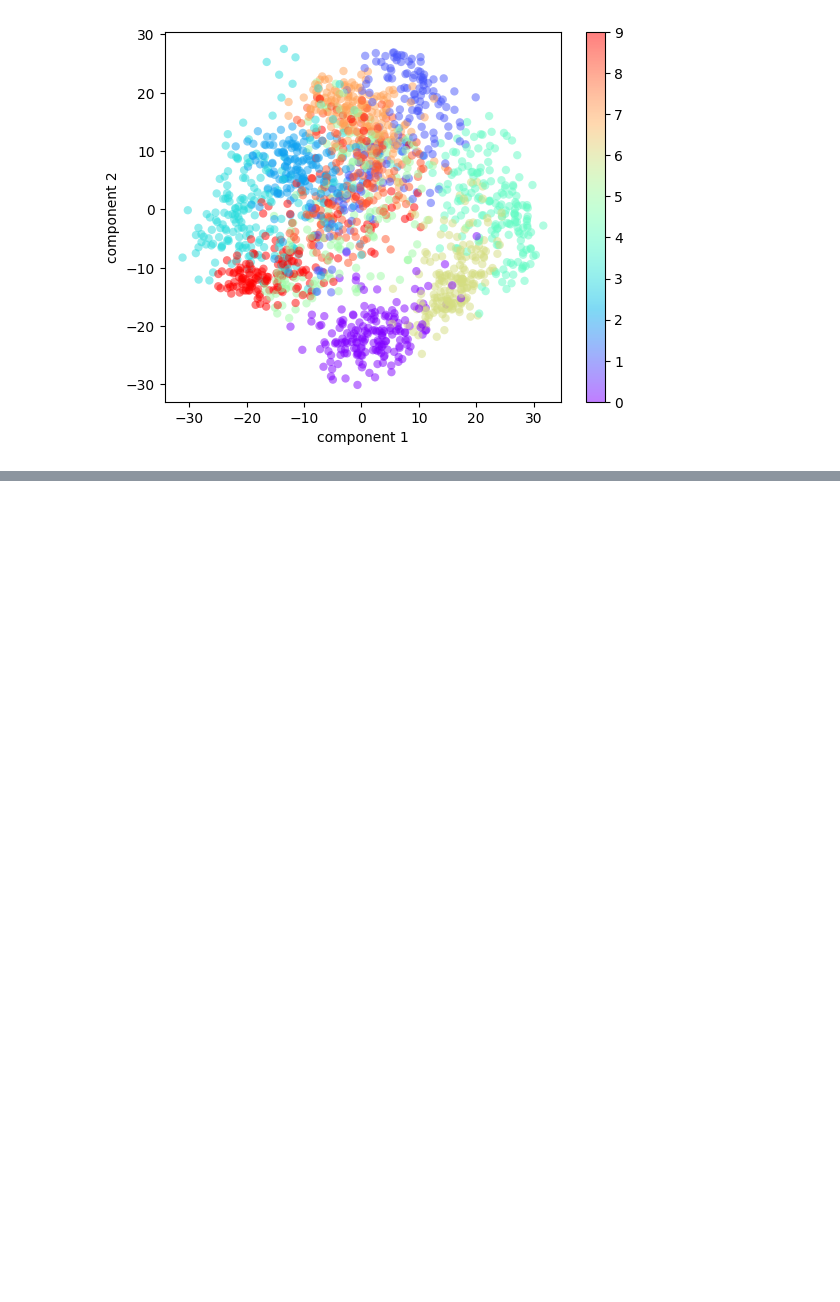
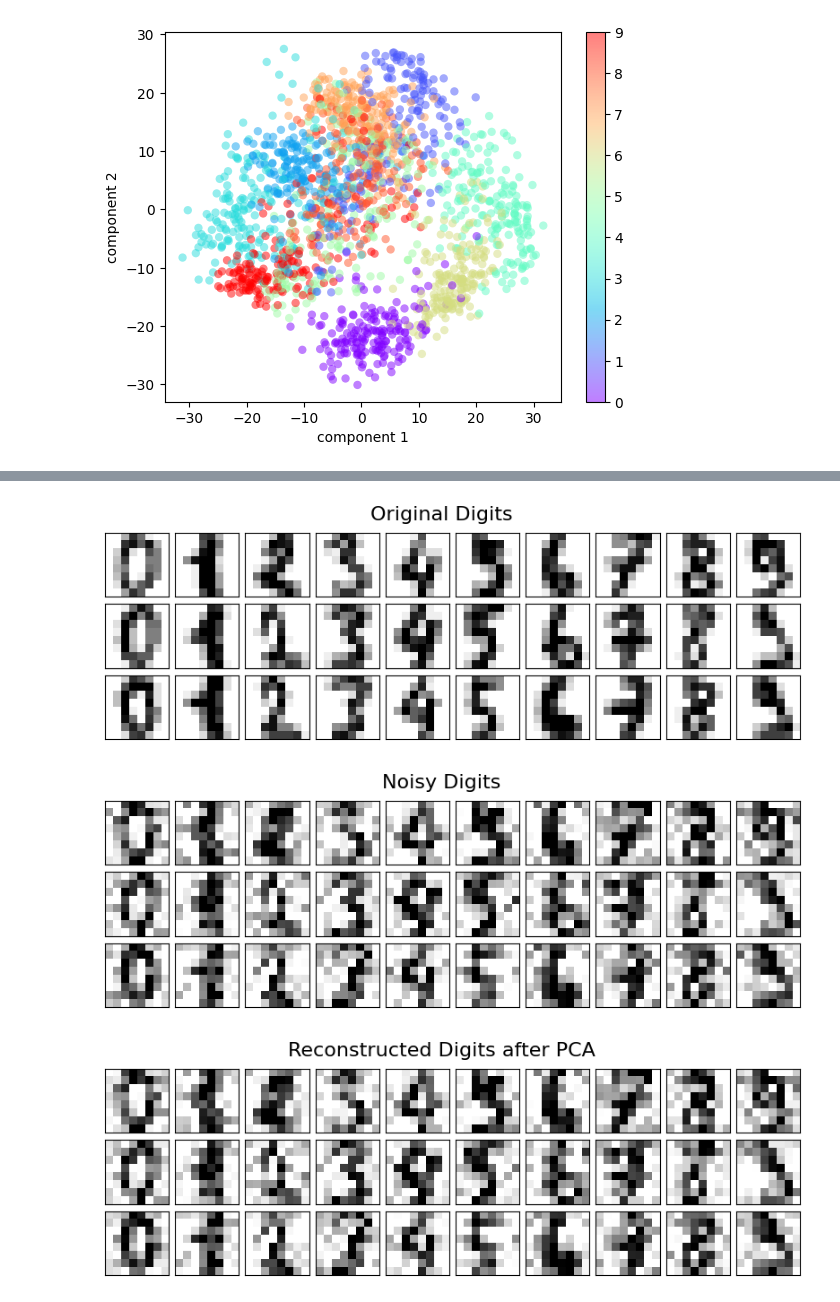
Before and after one commit to saerarawas/AAI614_rawas, a Jupyter notebook: Week 6/Notebook6_5_Rawas_Saera.ipynb, the cells around one changed output, grey strips where cells are left out. Drawn from its saved outputs; the diff is of its cells as text; code cells hidden in the pictures; blank space fills up the shorter version.

```diff
--- a/Week 6/Notebook6_5_Rawas_Saera.ipynb
+++ b/Week 6/Notebook6_5_Rawas_Saera.ipynb
@@ -99,0 +127,35 @@ plt.colorbar();
+# %%
+import numpy as np
+import matplotlib.pyplot as plt
+from sklearn.decomposition import PCA
+from sklearn.datasets import load_digits
+
+# Load the digits dataset
+digits = load_digits()
+
+# Add noise to the dataset
+noisy_digits = digits.data + np.random.normal(0, 4, digits.data.shape)
+
+# Apply PCA to noisy data and retain enough components to explain 95% variance
+pca = PCA(0.95)
+projected_noisy = pca.fit_transform(noisy_digits)
+reconstructed_noisy = pca.inverse_transform(projected_noisy)
+
+# Function to plot digits
+def plot_digits(data, title, n_col=10):
+    fig, axes = plt.subplots(3, n_col, figsize=(n_col, 3),
+                             subplot_kw={'xticks': [], 'yticks': []},
+                             gridspec_kw=dict(hspace=0.1, wspace=0.1))
+    fig.suptitle(title, fontsize=16)
+    for i, ax in enumerate(axes.flat):
+        ax.imshow(data[i].reshape(8, 8), cmap='binary', interpolation='nearest', clim=(0, 16))
+
+# Plot original, noisy, and reconstructed digits
+plot_digits(digits.data, "Original Digits")
+plot_digits(noisy_digits, "Noisy Digits")
+plot_digits(reconstructed_noisy, "Reconstructed Digits after PCA")
+plt.show()
+# %% [output]
+[figure, added]
+[figure, added]
+[figure, added]
```
Also changed, not shown: parts of 2 cells of this notebook.
